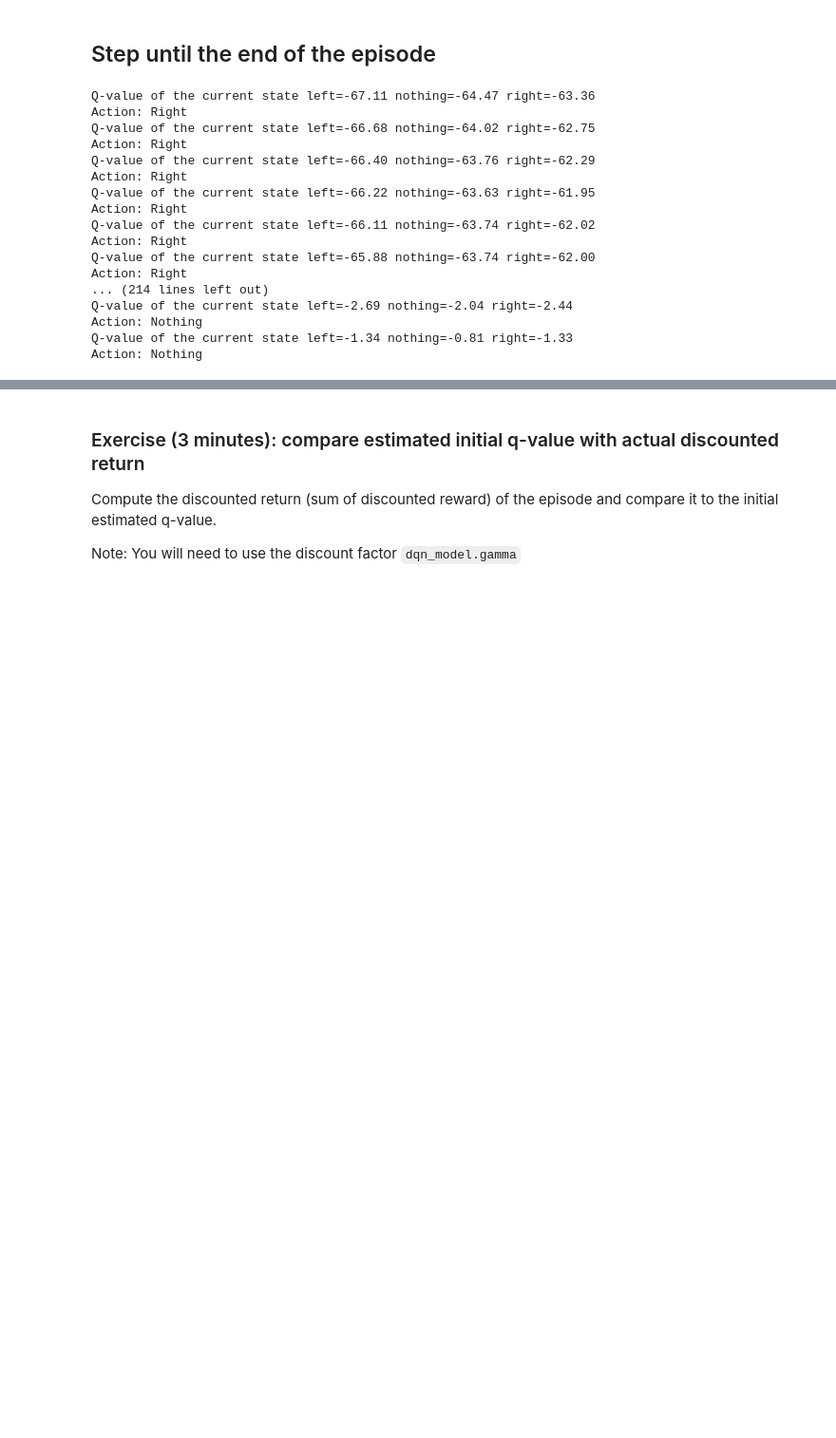
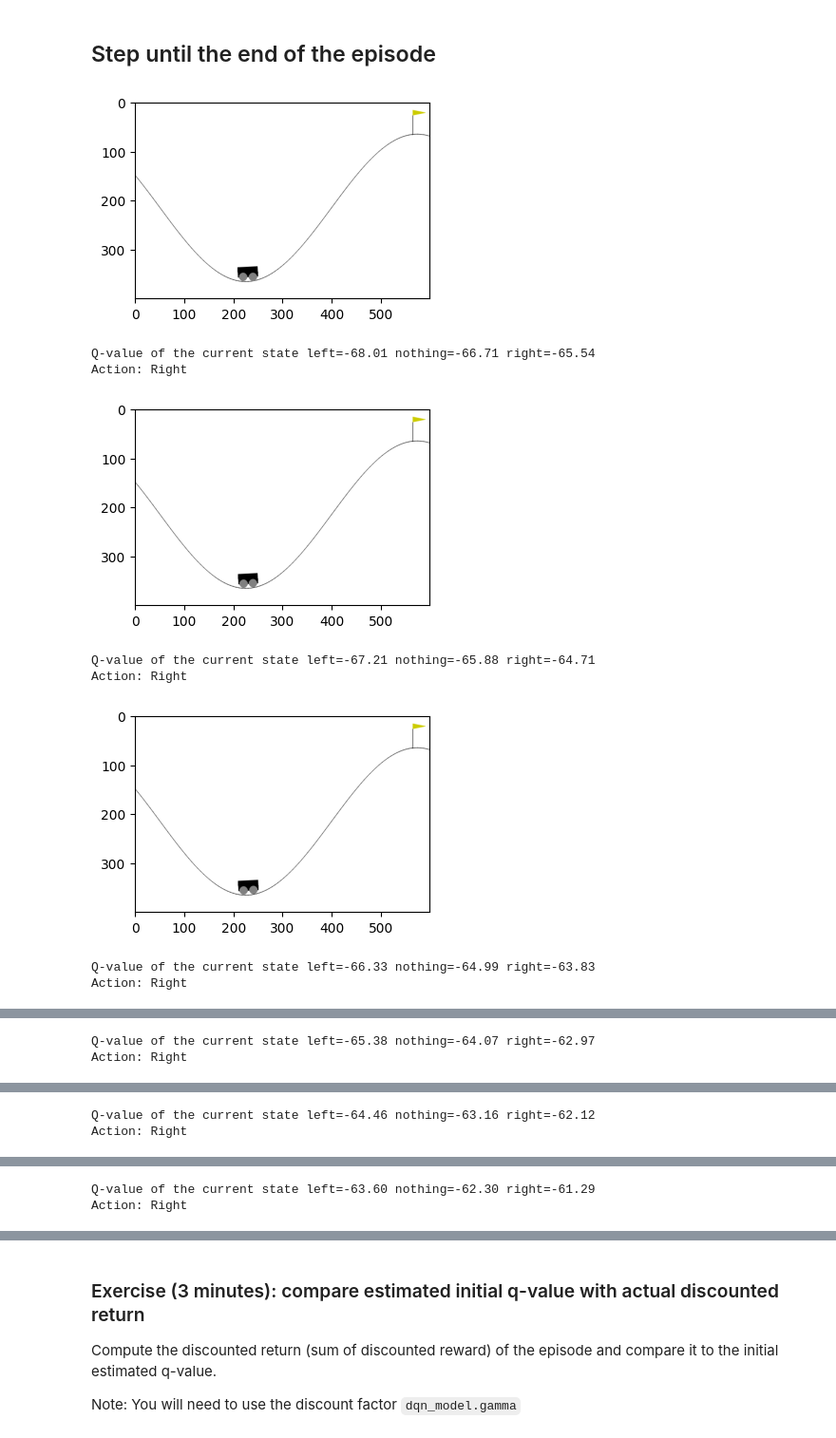
Before and after one commit to aldoglielmo/EconMARL-primer, a Jupyter notebook: code/L2/1_dqn_sb3.ipynb, the cells around one changed output, grey strips where cells are left out. Shown at 95% size. Cells and saved outputs as stored; diff of their text form; code cells hidden in the pictures; blank space fills up the shorter version.

```diff
--- a/code/L2/1_dqn_sb3.ipynb
+++ b/code/L2/1_dqn_sb3.ipynb
@@ -130,7 +130,7 @@ dqn_model = DQN(
     buffer_size=10000,
     batch_size=128,
     learning_rate=4e-3,
-    policy_kwargs=dict(net_arch=[256, 256]),
+    policy_kwargs=dict(net_arch=[64, 64]),
     tensorboard_log=tensorboard_log,
     seed=2,
 )
@@ -380,44 +364,37 @@ initial_q_value = q_values.max()
 # %%
 episode_rewards = []
 done = False
 i = 0
 
 while not done:
     i += 1
 
     # Display current state
-    #plt.imshow(env.render())#mode="rgb_array"))
-    #plt.show()
+    plt.figure(figsize=(4, 4))
+    plt.imshow(env.render())#mode="rgb_array"))
+    plt.show()
 
     # Retrieve q-value
     q_values = get_q_values(dqn_model, obs)
 
     # Take greedy-action
     action, _ = dqn_model.predict(obs, deterministic=True)
 
     print(f"Q-value of the current state left={q_values[0]:.2f} nothing={q_values[1]:.2f} right={q_values[2]:.2f}")
     print(f"Action: {action_str[action]}")
 
     obs, reward, terminated, truncated, info = env.step(action)
 
     done = terminated or truncated
 
     episode_rewards.append(reward)
 # %% [output]
+[figure, added]
-Q-value of the current state left=-67.11 nothing=-64.47 right=-63.36
+Q-value of the current state left=-68.01 nothing=-66.71 right=-65.54
 Action: Right
-Q-value of the current state left=-66.68 nothing=-64.02 right=-62.75
-Action: Right
-Q-value of the current state left=-66.40 nothing=-63.76 right=-62.29
-Action: Right
-Q-value of the current state left=-66.22 nothing=-63.63 right=-61.95
-Action: Right
-Q-value of the current state left=-66.11 nothing=-63.74 right=-62.02
-Action: Right
-Q-value of the current state left=-65.88 nothing=-63.74 right=-62.00
-Action: Right
-... (214 lines left out)
-Q-value of the current state left=-2.69 nothing=-2.04 right=-2.44
-Action: Nothing
-Q-value of the current state left=-1.34 nothing=-0.81 right=-1.33
-Action: Nothing
+[figure, added]
+Q-value of the current state left=-67.21 nothing=-65.88 right=-64.71
+Action: Right
+[figure, added]
+Q-value of the current state left=-66.33 nothing=-64.99 right=-63.83
+Action: Right
@@ -423,0 +402,2 @@ Action: Nothing
+Q-value of the current state left=-65.38 nothing=-64.07 right=-62.97
+Action: Right
@@ -423,0 +405,2 @@ Action: Nothing
+Q-value of the current state left=-64.46 nothing=-63.16 right=-62.12
+Action: Right
@@ -423,0 +408,2 @@ Action: Nothing
+Q-value of the current state left=-63.60 nothing=-62.30 right=-61.29
+Action: Right
```
Also changed, not shown: parts of 10 cells of this notebook, 4 other files.
